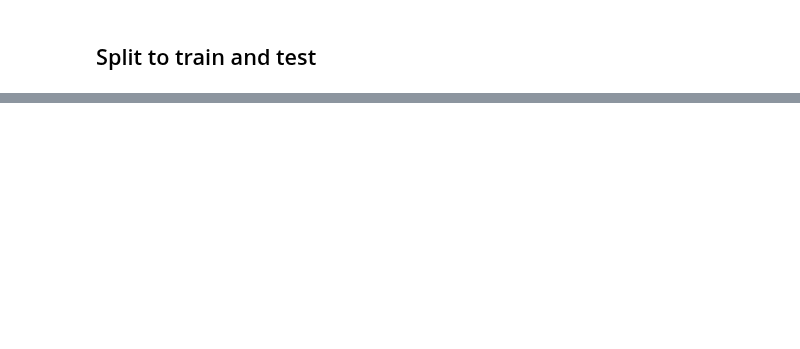
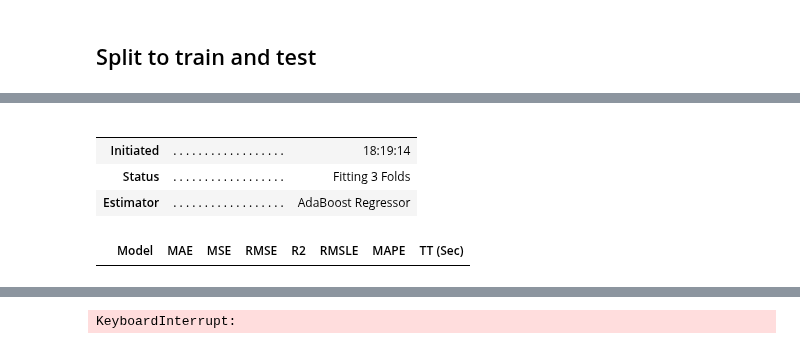
Before and after one commit to KlimisStilp/Price_Timeseries_UK_VScode, a Jupyter notebook: Price Timeseries UK/Totalload_SolarWind_Price_Timeseries.ipynb, the cells around one changed output, grey strips where cells are left out. Cells and saved outputs as stored; diff of their text form; code cells hidden in the pictures; blank space fills up the shorter version.

```diff
--- a/Price Timeseries UK/Totalload_SolarWind_Price_Timeseries.ipynb
+++ b/Price Timeseries UK/Totalload_SolarWind_Price_Timeseries.ipynb
@@ -331,0 +366,9 @@ numerical_features
+# %%
+best = compare_models(sort = 'MAE')
+# %% [output]
+|  |  |  |
+|  |  |  |
+| Initiated | . . . . . . . . . . . . . . . . . . | 18:19:14 |
+| Status | . . . . . . . . . . . . . . . . . . | Fitting 3 Folds |
+| Estimator | . . . . . . . . . . . . . . . . . . | AdaBoost Regressor |
+|  | Model | MAE | MSE | RMSE | R2 | RMSLE | MAPE | TT (Sec) |
@@ -331,0 +376 @@ numerical_features
+KeyboardInterrupt:
```
Also changed, not shown: parts of 14 cells of this notebook, 1 other file.
